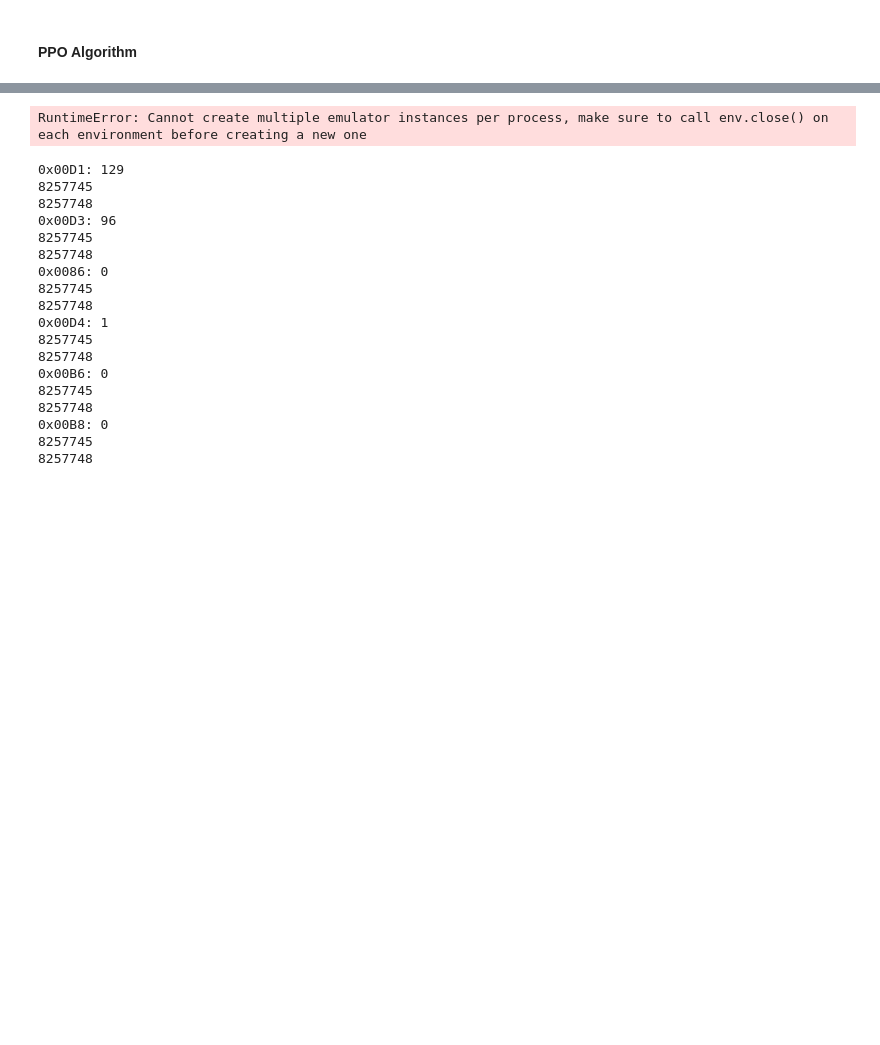
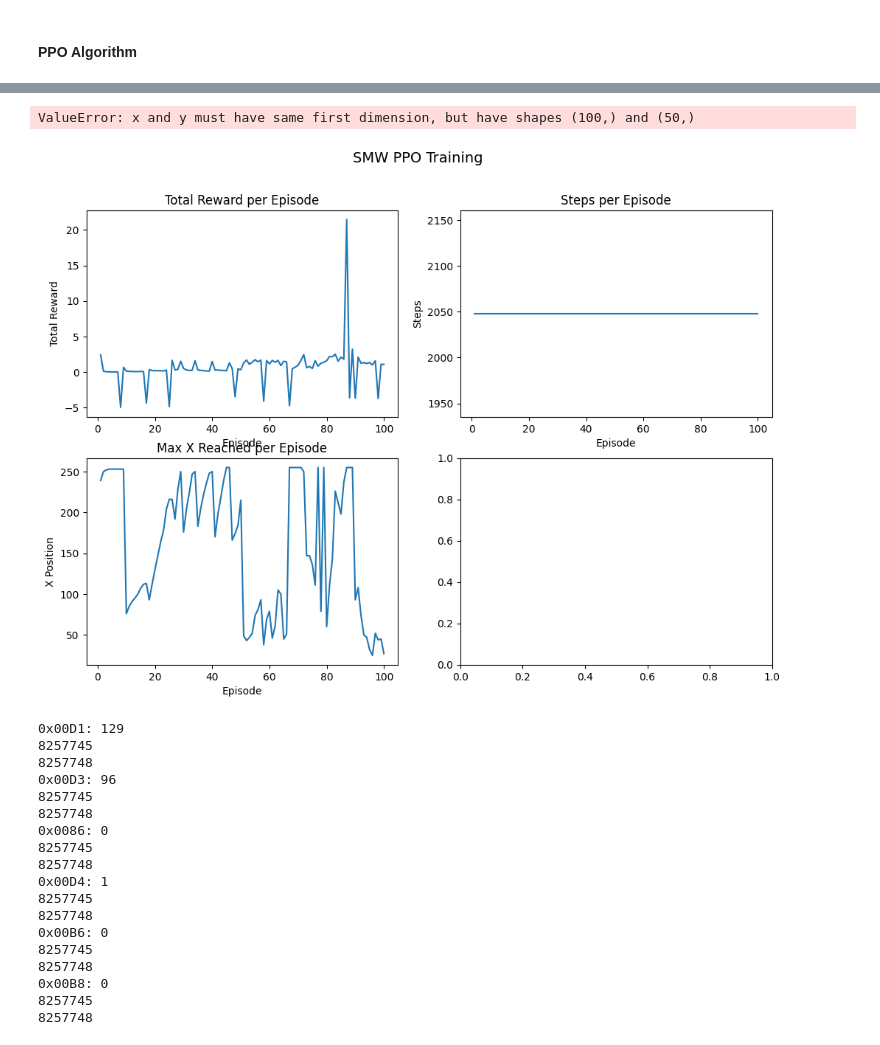
Before and after one commit to coltrho24/Project-SMW, a Jupyter notebook: test.ipynb, the cells around one changed output, grey strips where cells are left out. Drawn from its saved outputs; the diff is of its cells as text; code cells hidden in the pictures; blank space fills up the shorter version.

```diff
--- a/test.ipynb
+++ b/test.ipynb
@@ -104,3 +104,12 @@ class Critic(nn.Module):
         return V
 # %% [markdown]
 #### PPO Algorithm
+# %%
+base_env = stable_retro.make('SuperMarioWorld-Snes-v0', render_mode=None)
+env = SMWEnv(base_env)
+
+total_rewards = []
+steps_per_ep  = []
+max_x_per_ep  = []
+actor_losses  = []
+critic_losses = []
@@ -216,49 +288,36 @@ SyntaxError: expected ':' (1666871249.py, line 65)
 # %%
-returns_sum = {}
-returns_count = {}
+num_eps = len(total_rewards)
+eps = range(1, num_eps + 1)
 
-num_eps = 50
-
-base_env = stable_retro.make('SuperMarioWorld-Snes-v0', render_mode=None)
-env = SMWEnv(base_env)
-
-# tracking
-total_rewards = []
-steps_per_ep = []
-max_x_per_ep = []
-v_size_per_ep = []
-
-# plotting
 fig, axes = plt.subplots(2, 2, figsize=(12, 8))
 fig.suptitle('SMW PPO Training', fontsize=14)
-
-eps = range(1, num_eps + 1)
 
 axes[0, 0].plot(eps, total_rewards)
 axes[0, 0].set_title('Total Reward per Episode')
 axes[0, 0].set_xlabel('Episode')
 axes[0, 0].set_ylabel('Total Reward')
 
 axes[0, 1].plot(eps, steps_per_ep)
 axes[0, 1].set_title('Steps per Episode')
 axes[0, 1].set_xlabel('Episode')
 axes[0, 1].set_ylabel('Steps')
 
 axes[1, 0].plot(eps, max_x_per_ep)
 axes[1, 0].set_title('Max X Reached per Episode')
 axes[1, 0].set_xlabel('Episode')
 axes[1, 0].set_ylabel('X Position')
 
-axes[1, 1].plot(eps, v_size_per_ep)
-axes[1, 1].set_title('Value Function Size (# States)')
+axes[1, 1].plot(eps, actor_losses)
+axes[1, 1].set_title('Actor Loss per Episode')
 axes[1, 1].set_xlabel('Episode')
-axes[1, 1].set_ylabel('# States in V')
+axes[1, 1].set_ylabel('Loss')
 
 plt.tight_layout()
-plt.savefig('mc_results.png')
+plt.savefig('ppo_results.png')
 plt.show()
 # %% [output]
-RuntimeError: Cannot create multiple emulator instances per process, make sure to call env.close() on each environment before creating a new one
+ValueError: x and y must have same first dimension, but have shapes (100,) and (50,)
+[figure, added]
 # %%
 # test a bunch of addresses around where x should be
 import stable_retro
```
Also changed, not shown: parts of 7 cells of this notebook, 1 other file.
